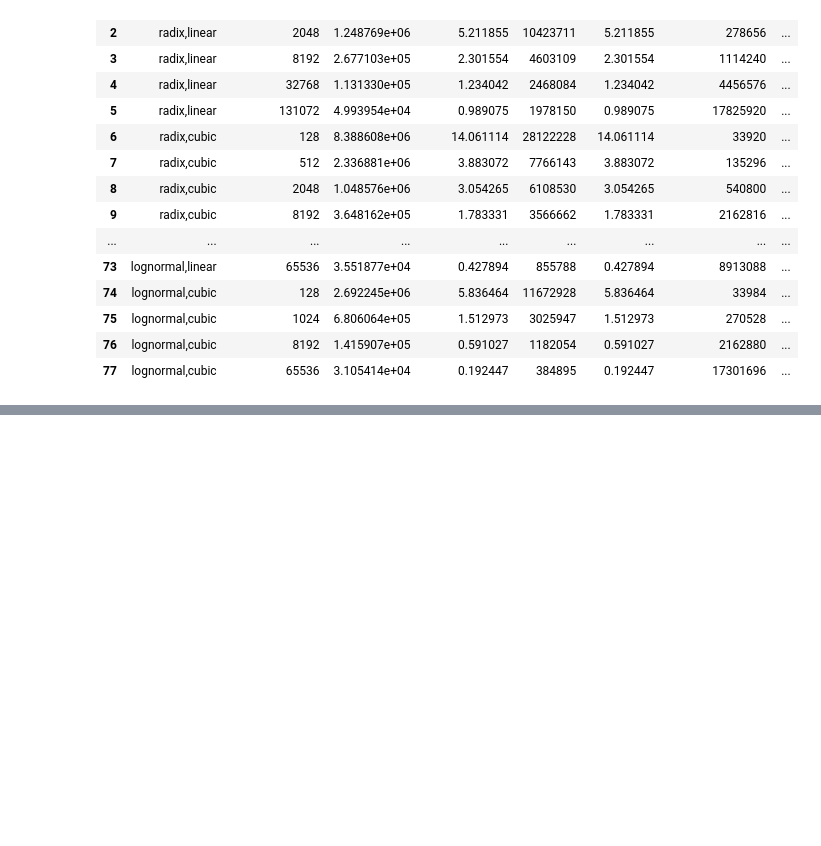
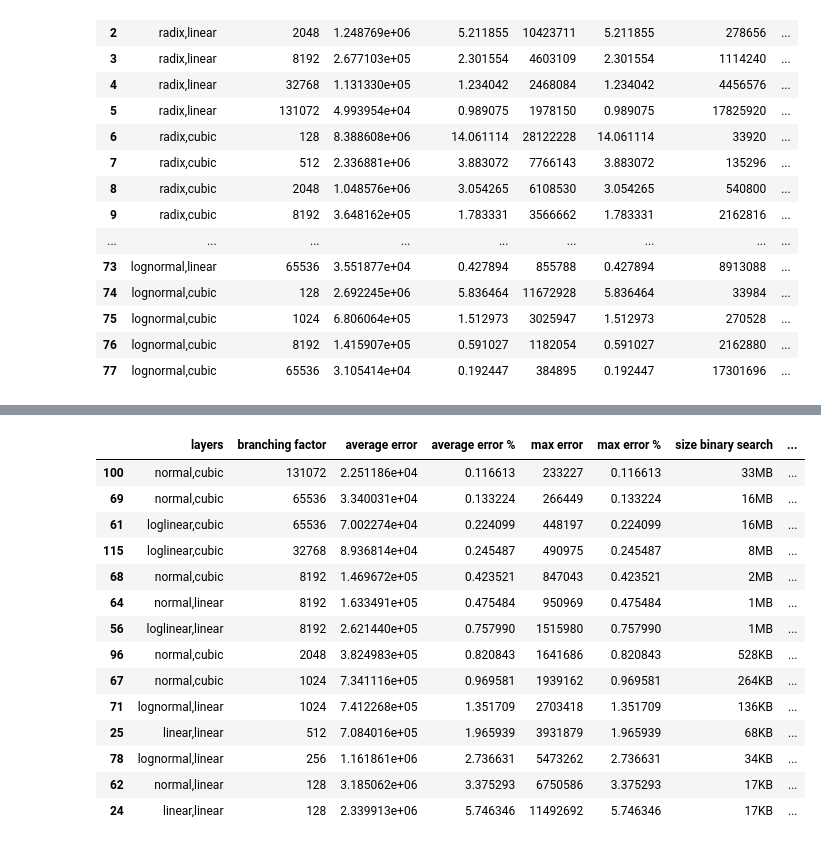
Before and after one commit to learnedsystems/RMI, a Jupyter notebook: model_probe.ipynb, the cells around one changed output, grey strips where cells are left out. Cells and saved outputs as stored; diff of their text form; code cells hidden in the pictures; blank space fills up the shorter version.

```diff
--- a/model_probe.ipynb
+++ b/model_probe.ipynb
@@ -102,0 +172,24 @@ pareto
+# %%
+def human_size(bytes, units=[' bytes','KB','MB','GB','TB', 'PB', 'EB']):
+    """ Returns a human readable string reprentation of bytes"""
+    return str(bytes) + units[0] if bytes < 1024 else human_size(bytes>>10, units[1:])
+
+all_results["size linear search"] = [human_size(x) for x in all_results["size linear search"].to_list()]
+all_results["size binary search"] = [human_size(x) for x in all_results["size binary search"].to_list()]
+all_results[mask].sort_values("max error")
+# %% [output]
+|  | layers | branching factor | average error | average error % | max error | max error % | size binary search | ... |
+| 100 | normal,cubic | 131072 | 2.251186e+04 | 0.116613 | 233227 | 0.116613 | 33MB | ... |
+| 69 | normal,cubic | 65536 | 3.340031e+04 | 0.133224 | 266449 | 0.133224 | 16MB | ... |
+| 61 | loglinear,cubic | 65536 | 7.002274e+04 | 0.224099 | 448197 | 0.224099 | 16MB | ... |
+| 115 | loglinear,cubic | 32768 | 8.936814e+04 | 0.245487 | 490975 | 0.245487 | 8MB | ... |
+| 68 | normal,cubic | 8192 | 1.469672e+05 | 0.423521 | 847043 | 0.423521 | 2MB | ... |
+| 64 | normal,linear | 8192 | 1.633491e+05 | 0.475484 | 950969 | 0.475484 | 1MB | ... |
+| 56 | loglinear,linear | 8192 | 2.621440e+05 | 0.757990 | 1515980 | 0.757990 | 1MB | ... |
+| 96 | normal,cubic | 2048 | 3.824983e+05 | 0.820843 | 1641686 | 0.820843 | 528KB | ... |
+| 67 | normal,cubic | 1024 | 7.341116e+05 | 0.969581 | 1939162 | 0.969581 | 264KB | ... |
+| 71 | lognormal,linear | 1024 | 7.412268e+05 | 1.351709 | 2703418 | 1.351709 | 136KB | ... |
+| 25 | linear,linear | 512 | 7.084016e+05 | 1.965939 | 3931879 | 1.965939 | 68KB | ... |
+| 78 | lognormal,linear | 256 | 1.161861e+06 | 2.736631 | 5473262 | 2.736631 | 34KB | ... |
+| 62 | normal,linear | 128 | 3.185062e+06 | 3.375293 | 6750586 | 3.375293 | 17KB | ... |
+| 24 | linear,linear | 128 | 2.339913e+06 | 5.746346 | 11492692 | 5.746346 | 17KB | ... |
```
Also changed, not shown: parts of 8 cells of this notebook, 1 other file.
